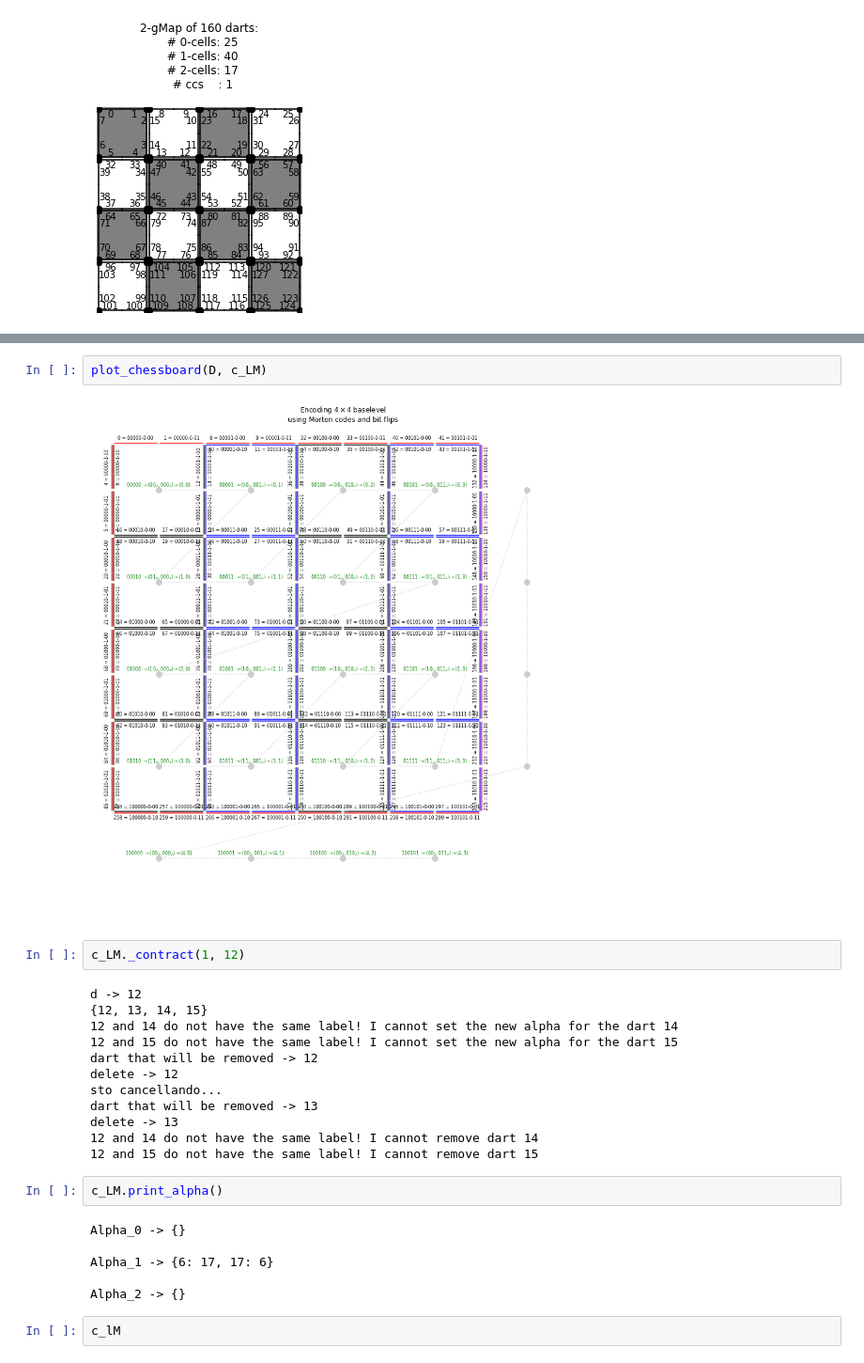
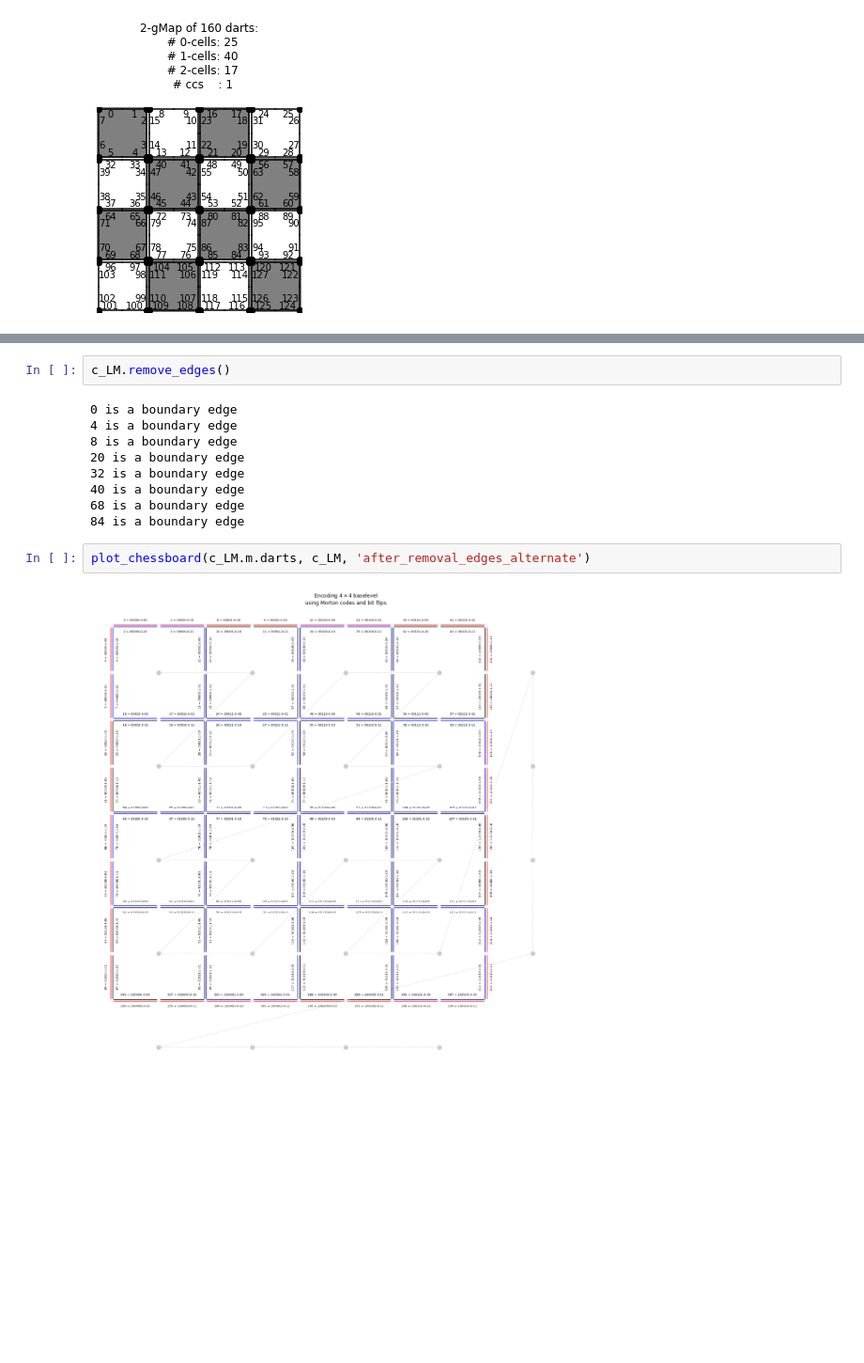
Before and after one commit to napolanocarmine/Thesis_Project, a Jupyter notebook: test_label_map.ipynb, the cells around one changed output, grey strips where cells are left out. Shown at 94% size. Cells and saved outputs as stored; diff of their text form; blank space fills up the shorter version.

```diff
--- a/test_label_map.ipynb
+++ b/test_label_map.ipynb
@@ -282,28 +58,15 @@ delete -> 3
-# %%
-plot_chessboard(D, c_LM)
-# %% [output]
-[figure, removed]
-# %%
-c_LM._contract(1, 12)
-# %% [output]
-d -> 12
-{12, 13, 14, 15}
-12 and 14 do not have the same label! I cannot set the new alpha for the dart 14
-12 and 15 do not have the same label! I cannot set the new alpha for the dart 15
-dart that will be removed -> 12
-delete -> 12
-sto cancellando...
-dart that will be removed -> 13
-delete -> 13
-12 and 14 do not have the same label! I cannot remove dart 14
-12 and 15 do not have the same label! I cannot remove dart 15
 # %%
-c_LM.print_alpha()
+c_LM.remove_edges()
 # %% [output]
-Alpha_0 -> {}
-
-Alpha_1 -> {6: 17, 17: 6}
-
-Alpha_2 -> {}
+0 is a boundary edge
+4 is a boundary edge
+8 is a boundary edge
+20 is a boundary edge
+32 is a boundary edge
+40 is a boundary edge
+68 is a boundary edge
+84 is a boundary edge
-# %%
-c_lM
+# %%
+plot_chessboard(c_LM.m.darts, c_LM, 'after_removal_edges_alternate')
+# %% [output]
+[figure, added]
```
Also changed, not shown: parts of 29 cells of this notebook, 12 other files.
